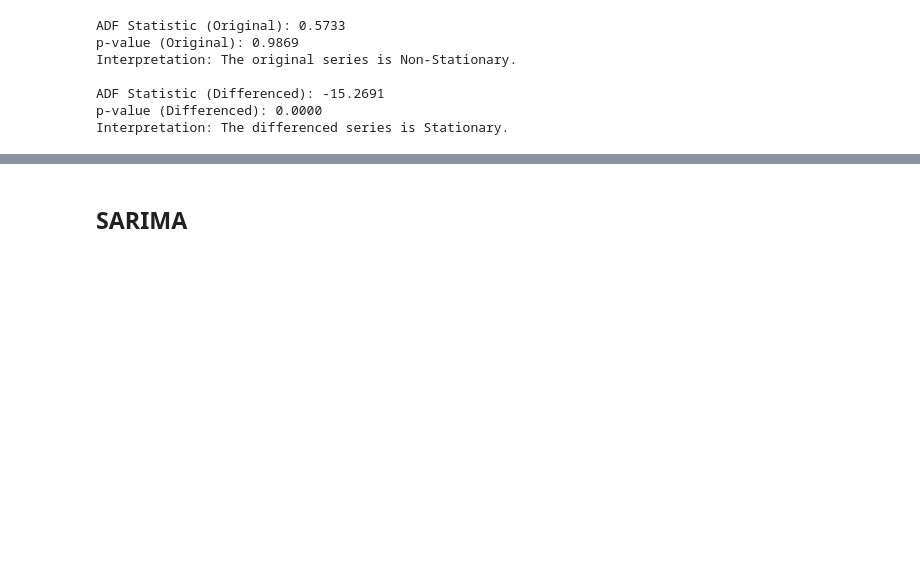
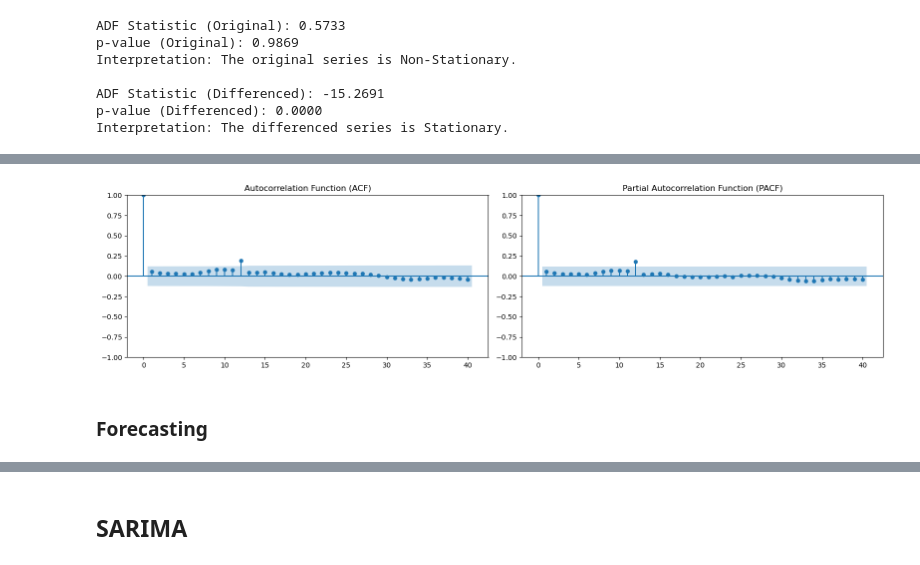
Before and after one commit to hannahdallas/zillow_time_series_model, a Jupyter notebook: notebook.ipynb, the cells around one changed output, grey strips where cells are left out. Cells and saved outputs as stored; diff of their text form; code cells hidden in the pictures; blank space fills up the shorter version.

```diff
--- a/notebook.ipynb
+++ b/notebook.ipynb
@@ -400,2 +371,20 @@ dtype: float64
+# %%
+# Plot ACF and PACF for the differenced series
+fig, axes = plt.subplots(1, 2, figsize=(16, 4))
+
+# ACF plot
+plot_acf(ts_diff.dropna(), lags=40, ax=axes[0])
+axes[0].set_title('Autocorrelation Function (ACF)')
+
+# PACF plot
+plot_pacf(ts_diff.dropna(), lags=40, ax=axes[1])
+axes[1].set_title('Partial Autocorrelation Function (PACF)')
+
+plt.tight_layout()
+plt.show()
+# %% [output]
+[figure, added]
+# %% [markdown]
+### Forecasting
 # %%
 # Split data into train and test
```
Also changed, not shown: parts of 16 cells of this notebook.
